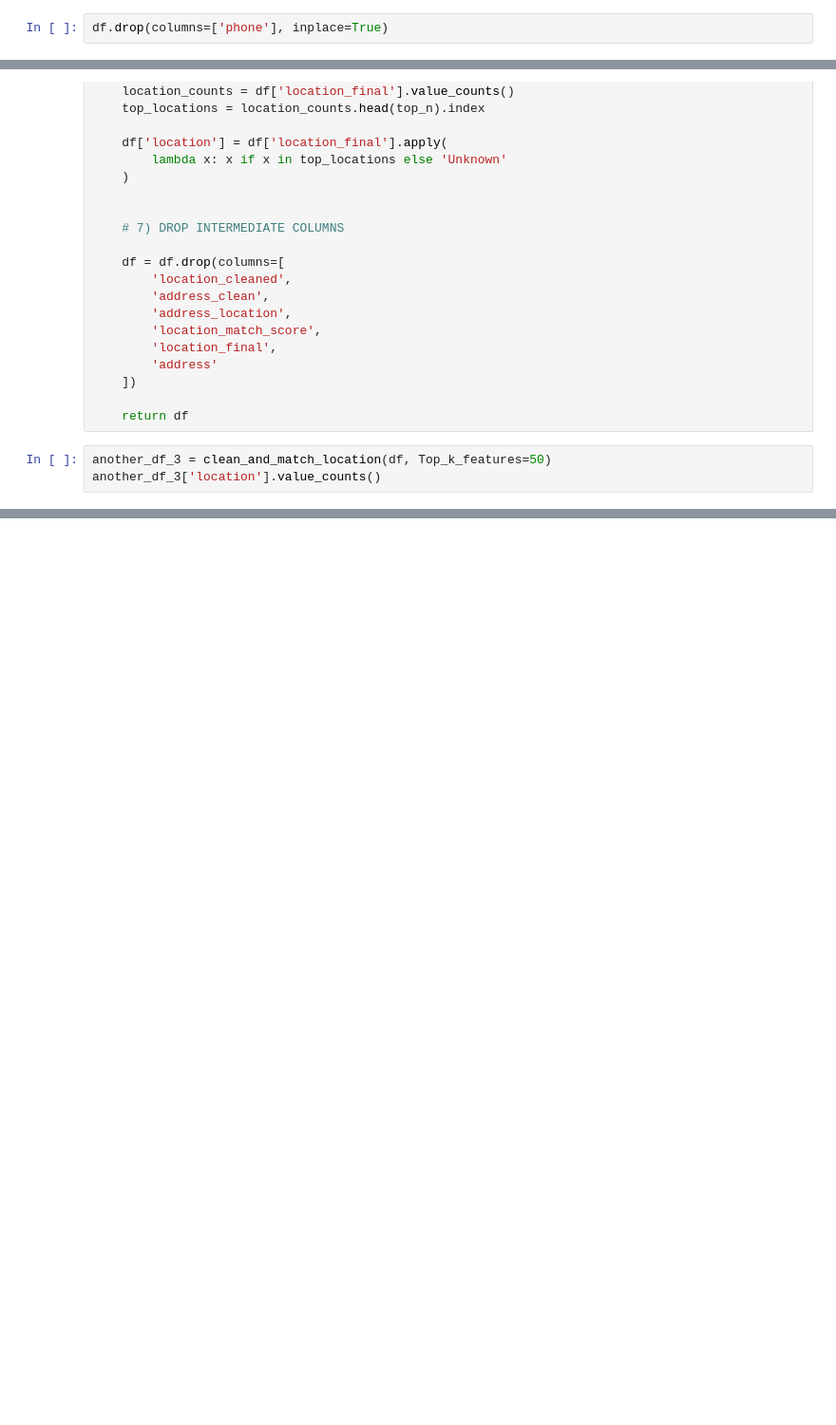
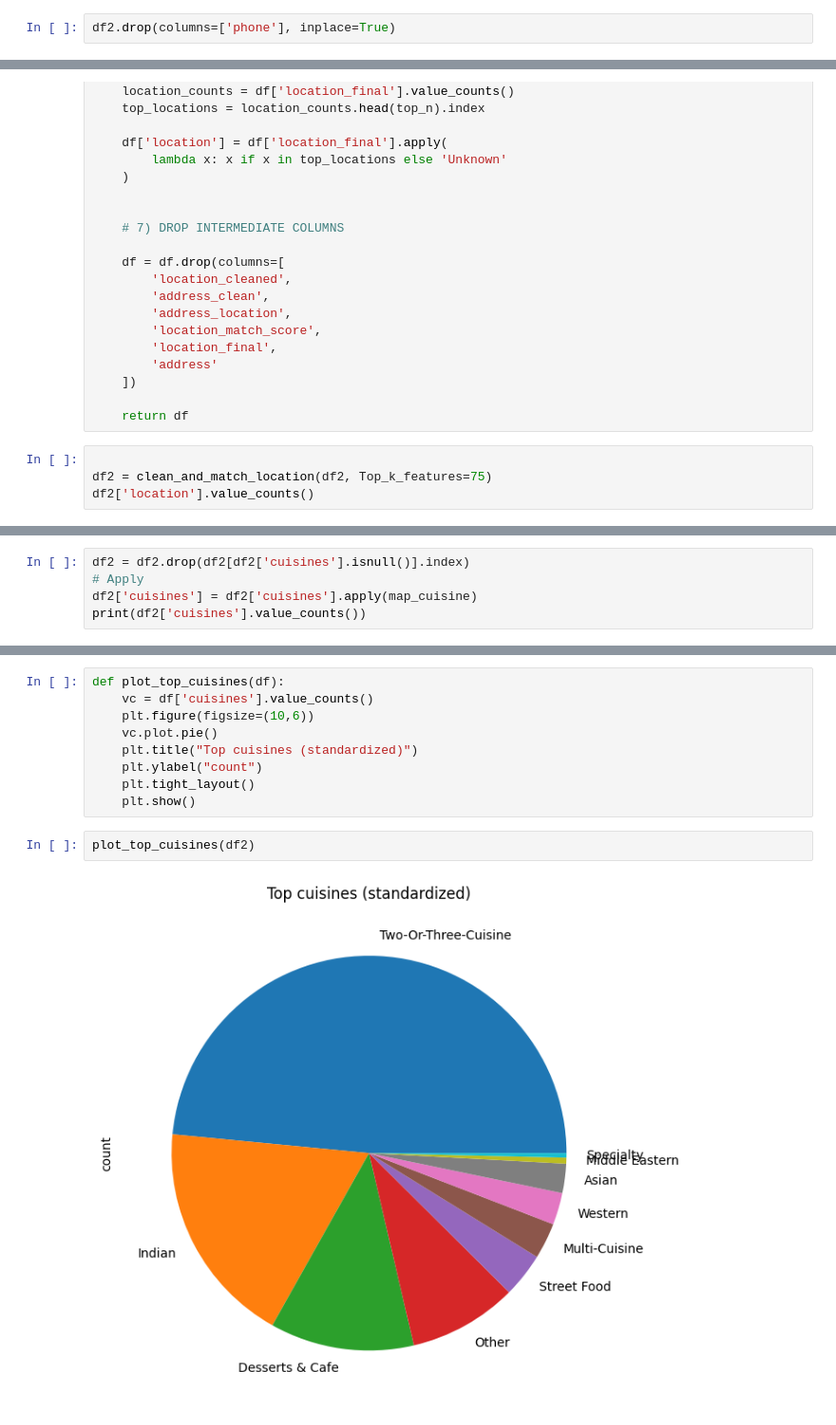
Before and after one commit to 3-vasu31/Food-Analysis, a Jupyter notebook: Test_Model/test2.ipynb, the cells around one changed output, grey strips where cells are left out. Shown: that part at 95% size. Saved outputs shown, nothing was run; the diff lists cells and outputs as text; blank space fills up the shorter version.

Commit message:
cleaned "cuisines" column and plotted top cuisines File: test2.ipynb

```diff
--- a/Test_Model/test2.ipynb
+++ b/Test_Model/test2.ipynb
@@ -72,5 +74,5 @@ Name: phone, Length: 17712, dtype: int64
 # %%
-df.drop(columns=['phone'], inplace=True)
+df2.drop(columns=['phone'], inplace=True)
 # %% [markdown]
 ### Working with 'Address' and 'Location' columns to extract useful information
 # %%
@@ -247,6 +265,7 @@ def clean_and_match_location(df, Top_k_features):
 
     return df
 # %%
-another_df_3 = clean_and_match_location(df, Top_k_features=50)
-another_df_3['location'].value_counts()
+
+df2 = clean_and_match_location(df2, Top_k_features=75)
+df2['location'].value_counts()
 # %% [output]
@@ -269,0 +375,5 @@ Name: location, dtype: int64
+# %%
+df2 = df2.drop(df2[df2['cuisines'].isnull()].index)
+# Apply
+df2['cuisines'] = df2['cuisines'].apply(map_cuisine)
+print(df2['cuisines'].value_counts())
@@ -269,0 +392,13 @@ Name: location, dtype: int64
+# %%
+def plot_top_cuisines(df):
+    vc = df['cuisines'].value_counts()
+    plt.figure(figsize=(10,6))
+    vc.plot.pie()
+    plt.title("Top cuisines (standardized)")
+    plt.ylabel("count")
+    plt.tight_layout()
+    plt.show()
+# %%
+plot_top_cuisines(df2)
+# %% [output]
+[figure, added]
```
Also changed, not shown: parts of 12 cells of this notebook.
